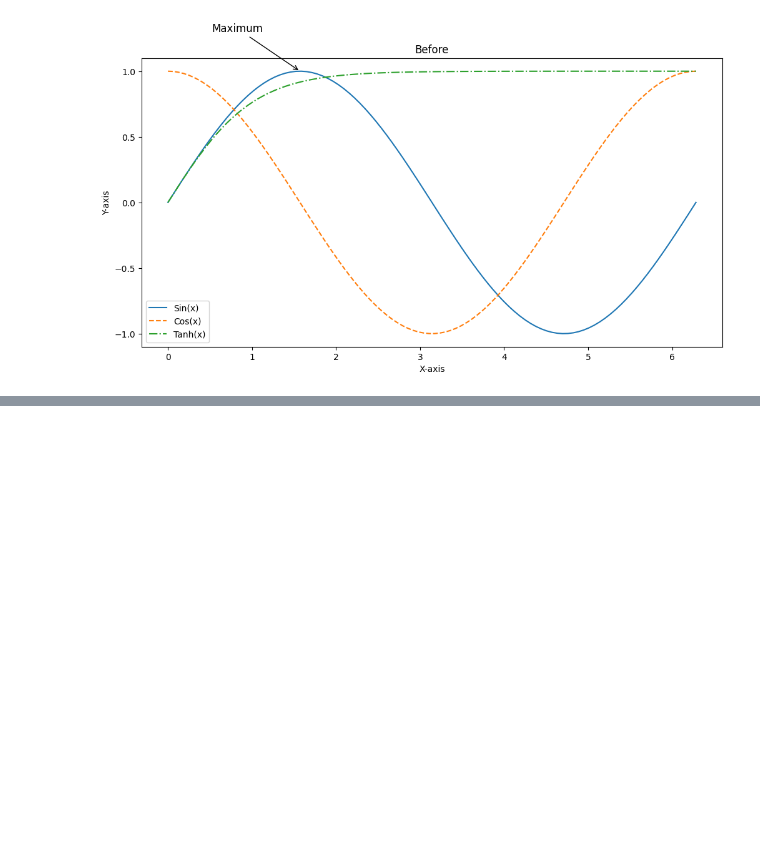
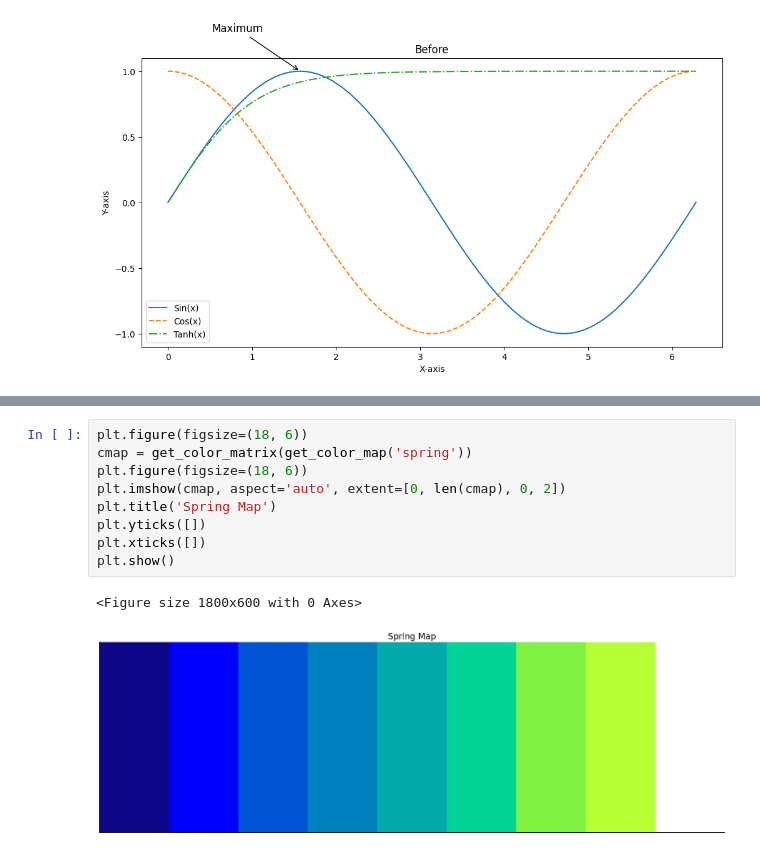
Before and after one commit to BabaSanfour/enhancing_plt_utils, a Jupyter notebook: test.ipynb, the cells around one changed output, grey strips where cells are left out. Cells and saved outputs as stored; diff of their text form; blank space fills up the shorter version.

```diff
--- a/test.ipynb
+++ b/test.ipynb
@@ -55,0 +82,12 @@ plt.show()
+# %%
+plt.figure(figsize=(18, 6))
+cmap = get_color_matrix(get_color_map('spring'))
+plt.figure(figsize=(18, 6))
+plt.imshow(cmap, aspect='auto', extent=[0, len(cmap), 0, 2])
+plt.title('Spring Map')
+plt.yticks([])
+plt.xticks([])
+plt.show()
+# %% [output]
+<Figure size 1800x600 with 0 Axes>
+[figure, added]
```
Also changed, not shown: parts of 17 cells of this notebook, 2 other files.
